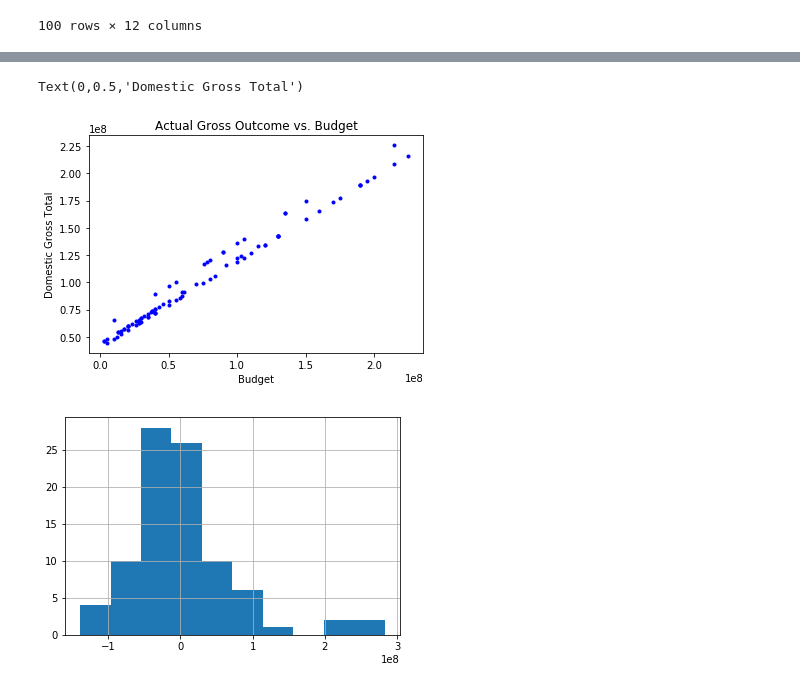
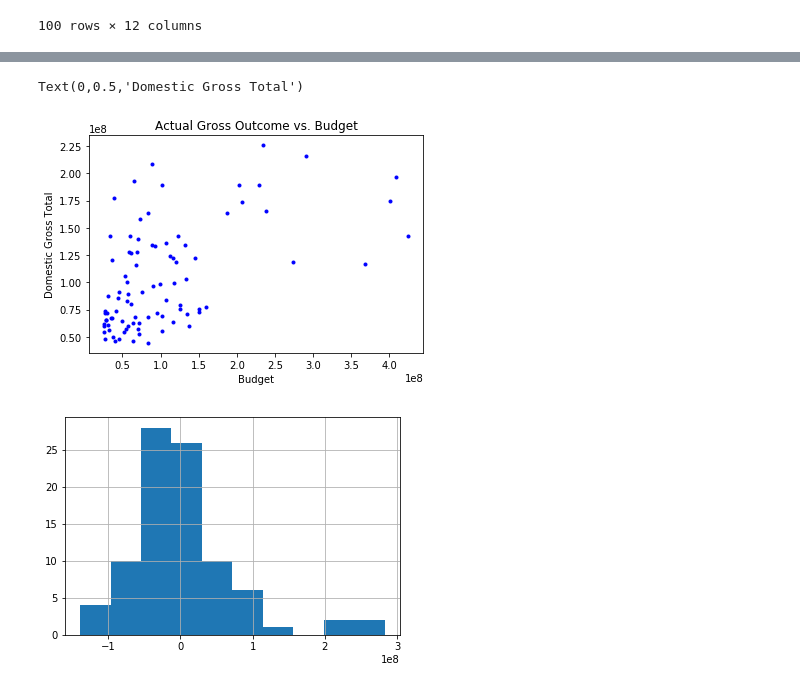
Before and after one commit to kpuryear/Puryear_Metis, a Jupyter notebook: challenges/challenge_5.ipynb, the cells around one changed output, grey strips where cells are left out. Saved outputs shown, nothing was run; the diff lists cells and outputs as text; code cells hidden in the pictures.

```diff
--- a/challenges/challenge_5.ipynb
+++ b/challenges/challenge_5.ipynb
@@ -221,13 +221,13 @@ OLS Regression Results
 # %%
 y_predicted = fit3.predict(X3)
 
-plt.plot(X3["Budget"], y_predicted, 'b.')
+plt.plot(y3, y_predicted, 'b.')
 plt.title('Actual Gross Outcome vs. Budget')
 plt.xlabel('Budget')
 plt.ylabel('Domestic Gross Total')
 # %% [output]
 Text(0,0.5,'Domestic Gross Total')
-[figure, old version]
+[figure, new version]
 # %%
 fit3.resid.hist();
 # %% [output]
```
Also changed, not shown: parts of 9 cells of this notebook.
